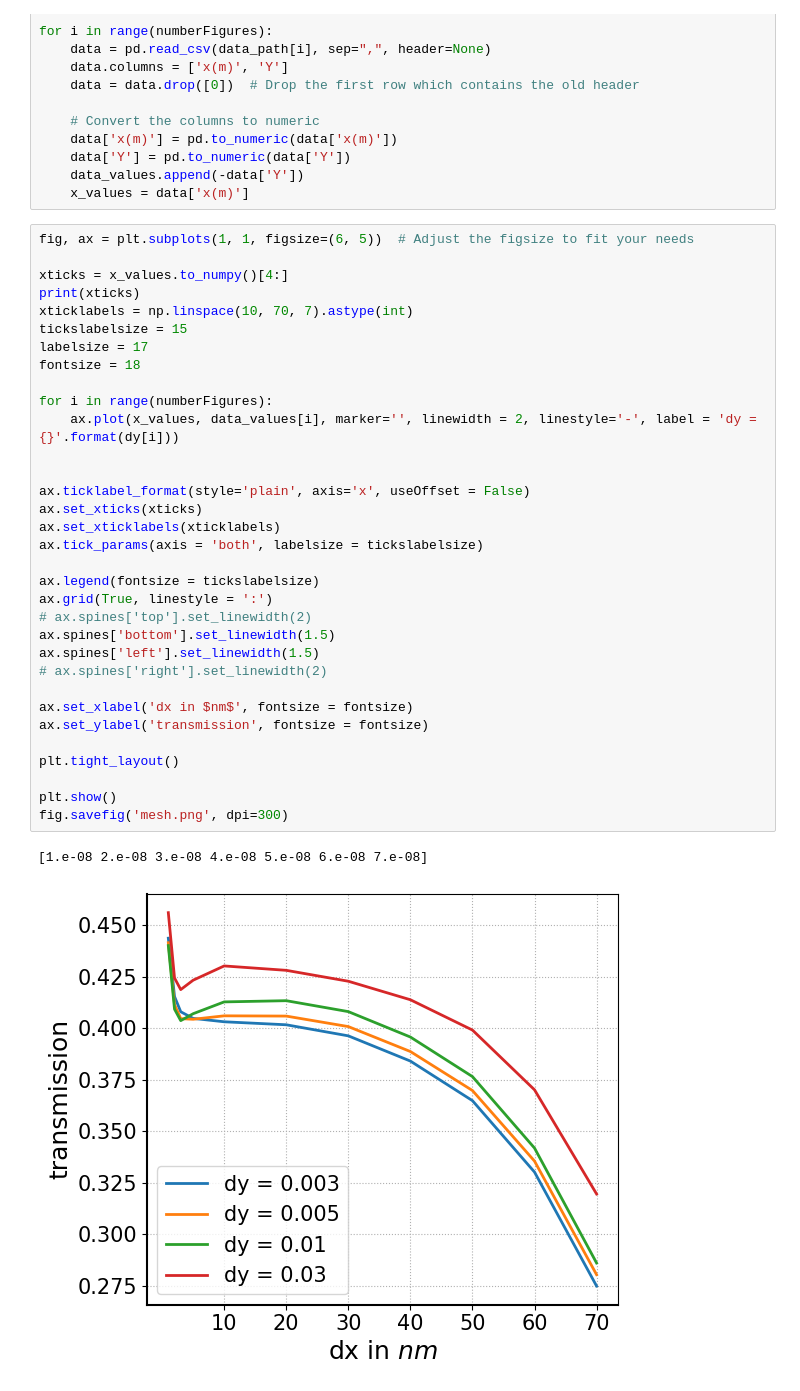
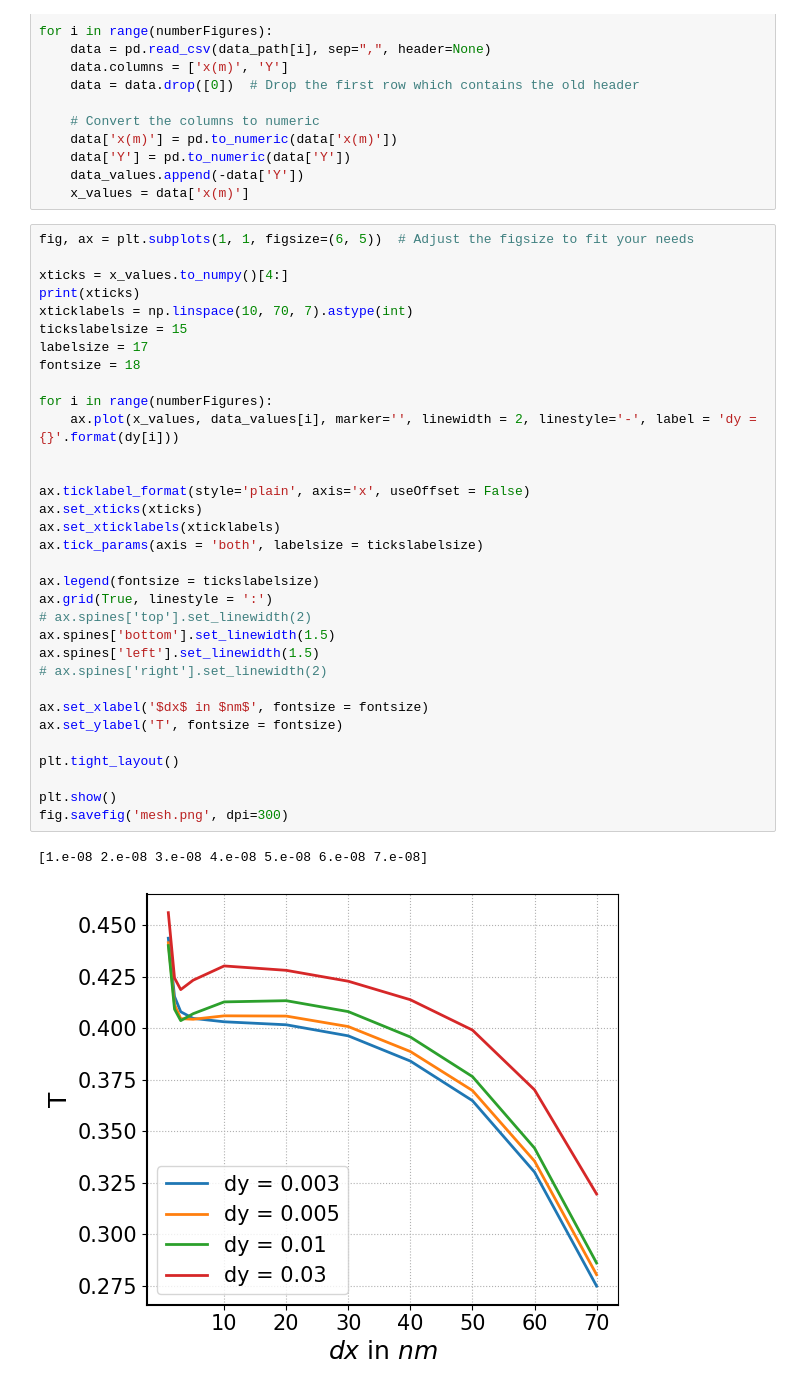
Before and after one commit to TobsTha/BA_code, a Jupyter notebook: Graphics/mesh/mesh_BIG.ipynb, the cells around one changed output. Saved outputs shown, nothing was run; the diff lists cells and outputs as text.

```diff
--- a/Graphics/mesh/mesh_BIG.ipynb
+++ b/Graphics/mesh/mesh_BIG.ipynb
@@ -34,33 +34,33 @@ fig, ax = plt.subplots(1, 1, figsize=(6, 5))  # Adjust the figsize to fit your n
 xticks = x_values.to_numpy()[4:]
 print(xticks)
 xticklabels = np.linspace(10, 70, 7).astype(int)
 tickslabelsize = 15
 labelsize = 17
 fontsize = 18
 
 for i in range(numberFigures):
     ax.plot(x_values, data_values[i], marker='', linewidth = 2, linestyle='-', label = 'dy = {}'.format(dy[i]))
 
 
 ax.ticklabel_format(style='plain', axis='x', useOffset = False)
 ax.set_xticks(xticks)
 ax.set_xticklabels(xticklabels)
 ax.tick_params(axis = 'both', labelsize = tickslabelsize)
 
 ax.legend(fontsize = tickslabelsize)
 ax.grid(True, linestyle = ':')
 # ax.spines['top'].set_linewidth(2)
 ax.spines['bottom'].set_linewidth(1.5)
 ax.spines['left'].set_linewidth(1.5)
 # ax.spines['right'].set_linewidth(2)
 
-ax.set_xlabel('dx in $nm$', fontsize = fontsize)
-ax.set_ylabel('transmission', fontsize = fontsize)
+ax.set_xlabel('$dx$ in $nm$', fontsize = fontsize)
+ax.set_ylabel('T', fontsize = fontsize)
 
 plt.tight_layout()
 
 plt.show()
 fig.savefig('mesh.png', dpi=300)
 # %% [output]
 [1.e-08 2.e-08 3.e-08 4.e-08 5.e-08 6.e-08 7.e-08]
-[figure, old version]
+[figure, new version]
```
Also changed, not shown: 9 other files.
